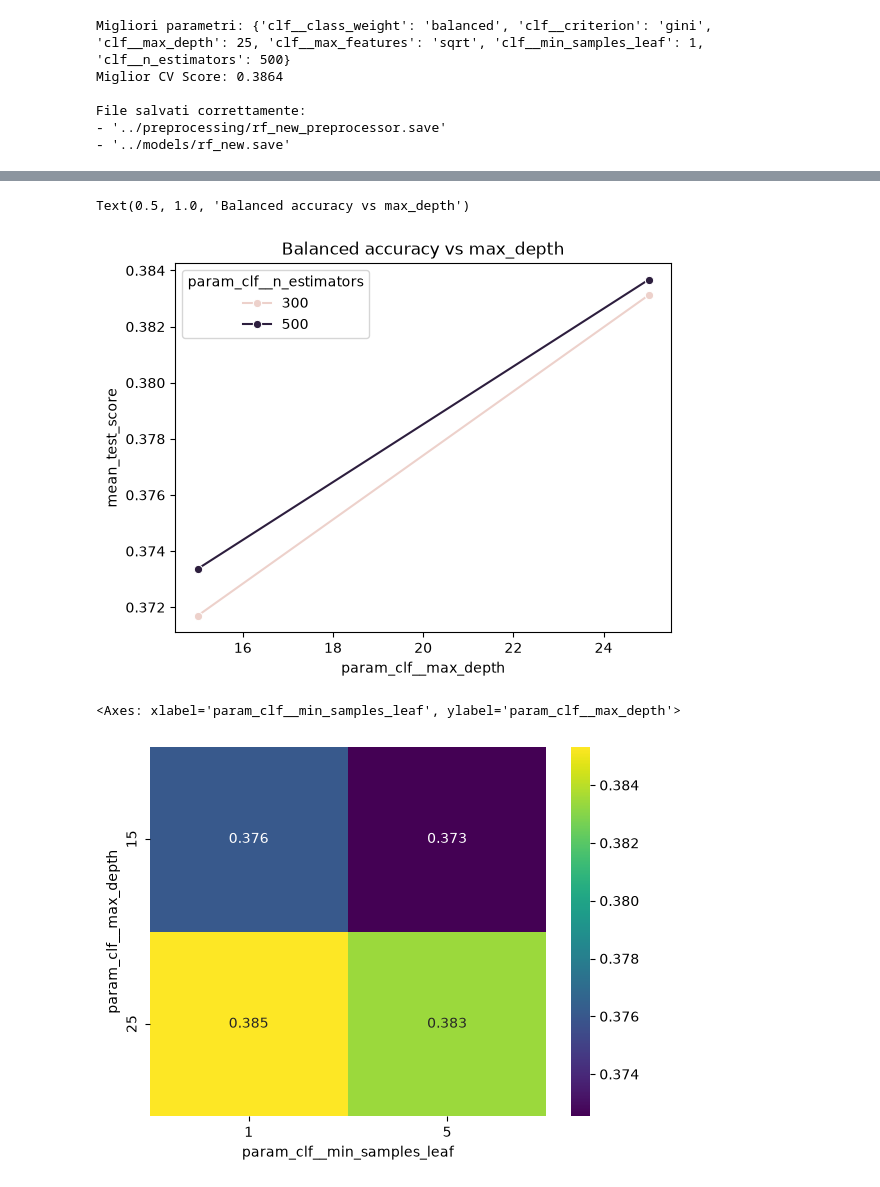
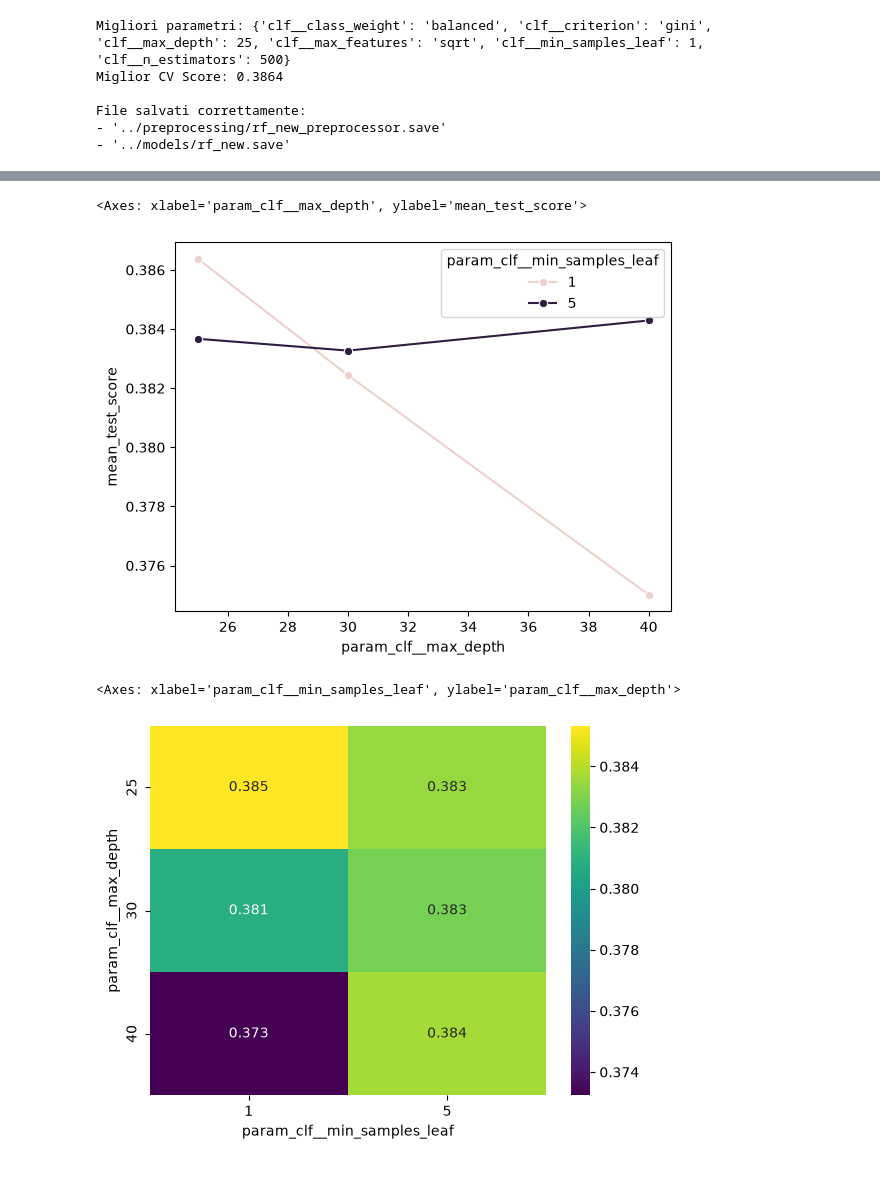
Before and after one commit to gabb-OS/loan-risk-rating-prediction, a Jupyter notebook: src/pipeline_rf_NEW.ipynb, the cells around one changed output, grey strips where cells are left out. Drawn from its saved outputs; the diff is of its cells as text; code cells hidden in the pictures.

Commit message:
fixed eval module + rf new with results

```diff
--- a/src/pipeline_rf_NEW.ipynb
+++ b/src/pipeline_rf_NEW.ipynb
@@ -157,7 +157,7 @@ full_pipeline = Pipeline([
     ('preprocessor', preprocessor),
     ('encoding', encoding),
 
-    ("clf", RandomForestClassifier(random_state=SEED, class_weight='balanced'))
+    ("clf", RandomForestClassifier(random_state=SEED, class_weight='balanced', n_jobs=1))
 ], memory=memory)
 
 # Grid ampliata per la nuova macchina (~3h budget): 2*2*4*2*3*2 = 192 combinazioni x cv=5 = 960 fit.
@@ -166,9 +166,9 @@ full_pipeline = Pipeline([
 param_grid_rf = {
     'clf__n_estimators':     [300, 500],
     'clf__criterion':        ['gini'],
-    'clf__max_depth':        [25, 30],
+    'clf__max_depth':        [25, 30, 40],
     'clf__max_features':     ['sqrt'],
-    'clf__min_samples_leaf': [1],
+    'clf__min_samples_leaf': [1, 5],
     'clf__class_weight':     ['balanced'],
 }
 
@@ -178,7 +178,7 @@ grid = GridSearchCV(
     cv=5,
     scoring='balanced_accuracy',
     error_score='raise',
-    n_jobs=-1,
+    n_jobs=1,
     verbose=3
 )
 # %%
@@ -258,12 +292,13 @@ Errore: modello non trovato in '../models/rf.save'
 # %%
-import seaborn as sns
-subset = cv_results_df[cv_results_df['param_clf__min_samples_leaf']==5]  # fissa altri parametri
-sns.lineplot(data=subset, x='param_clf__max_depth', y='mean_test_score',
-             hue='param_clf__n_estimators', marker='o')
-plt.title("Balanced accuracy vs max_depth")
+prof = (cv_results_df
+        .groupby(['param_clf__max_depth', 'param_clf__min_samples_leaf'])['mean_test_score']
+        .max().reset_index())
+
+sns.lineplot(data=prof, x='param_clf__max_depth', y='mean_test_score',
+             hue='param_clf__min_samples_leaf', marker='o')
 # %% [output]
-Text(0.5, 1.0, 'Balanced accuracy vs max_depth')
+<Axes: xlabel='param_clf__max_depth', ylabel='mean_test_score'>
-[figure, old version]
+[figure, new version]
 # %%
 pivot = cv_results_df.pivot_table(
     values='mean_test_score',
@@ -274,4 +309,4 @@ pivot = cv_results_df.pivot_table(
 sns.heatmap(pivot, annot=True, fmt='.3f', cmap='viridis')
 # %% [output]
 <Axes: xlabel='param_clf__min_samples_leaf', ylabel='param_clf__max_depth'>
-[figure, old version]
+[figure, new version]
```
Also changed, not shown: parts of 2 cells of this notebook, 1 other file.
